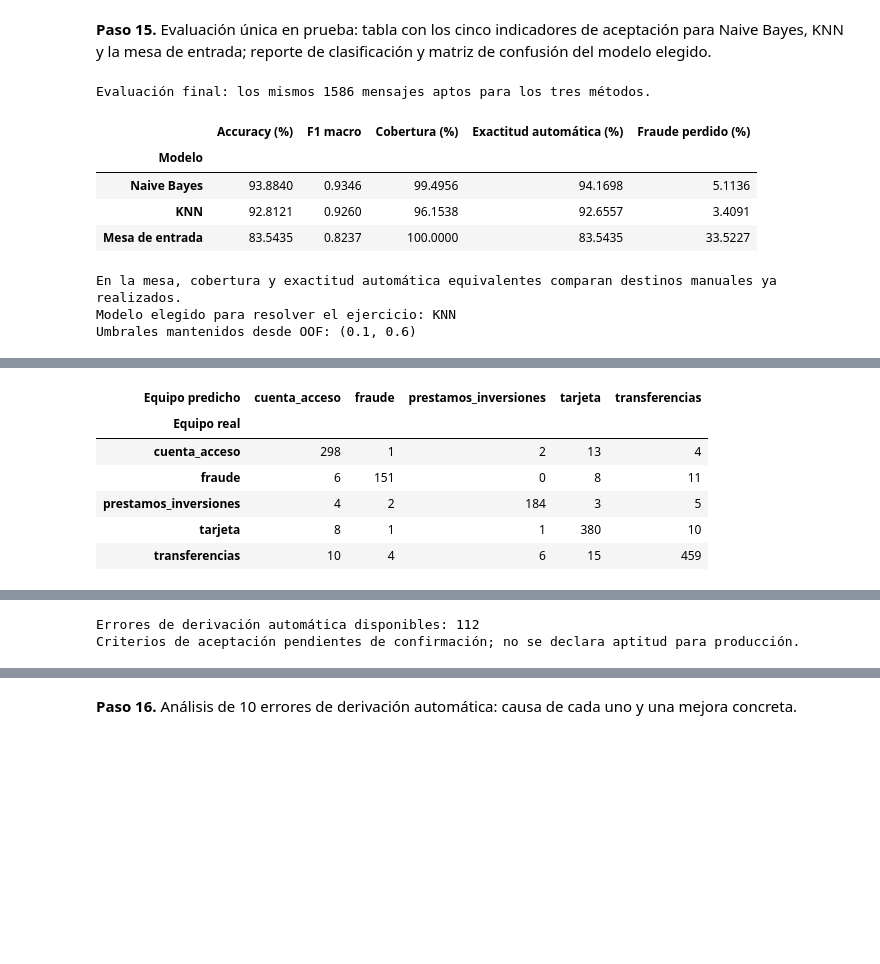
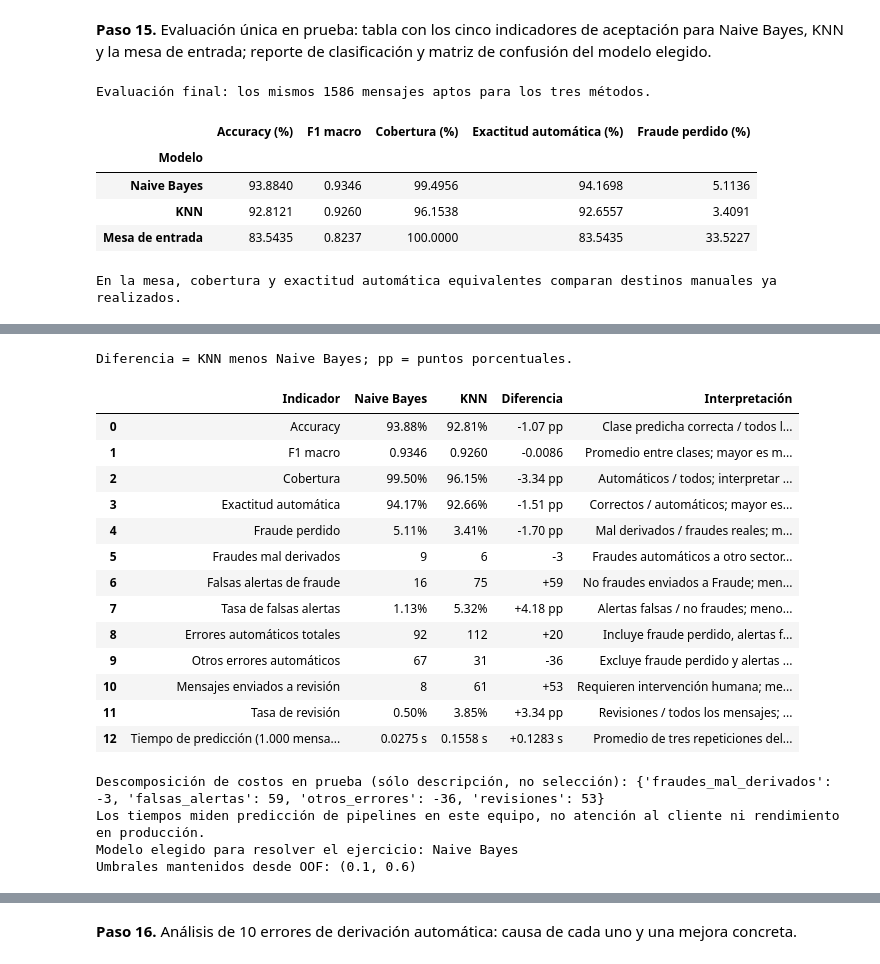
Before and after one commit to juanquiros/ml-cauce-naive-bayes, a Jupyter notebook: caso1_cauce/caso1_cauce.ipynb, the cells around one changed output, grey strips where cells are left out. Cells and saved outputs as stored; diff of their text form; code cells hidden in the pictures; blank space fills up the shorter version.

Commit message:
Revisar comparación de modelos e informe ejecutivo

```diff
--- a/caso1_cauce/caso1_cauce.ipynb
+++ b/caso1_cauce/caso1_cauce.ipynb
@@ -865,16 +868,48 @@ print(f"Evaluación final: los mismos {len(y_prueba)} mensajes aptos para los tr
 display(tabla_final_visible.round(4))
 print("En la mesa, cobertura y exactitud automática equivalentes comparan destinos manuales ya realizados.")
 
-# Prioridad declarada: fraude perdido, exactitud automática, cobertura, F1 y costo de predicción.
-tabla_eleccion = tabla_final.loc[list(modelos_ajustados)].copy()
-tabla_eleccion["tiempo_prediccion"] = [
-    float(tabla_tiempos.loc[tabla_tiempos["Entrenamiento (%)"].eq(100), f"{nombre} (s)"].iloc[0])
-    for nombre in tabla_eleccion.index
+# La elección ya quedó declarada con OOF y el escenario B en el paso 14.
+filas_costos_prueba = [{"Modelo": nombre, **contar_consecuencias(y_prueba, destino)}
+                     for nombre, destino in destinos_prueba.items()]
+costos_prueba = pd.DataFrame(filas_costos_prueba).set_index("Modelo")
+display(costos_prueba[columnas_costos].round(6))
+especificaciones = [
+    ("Accuracy", "accuracy", "tasa", "Clase predicha correcta / todos los mensajes; mayor es mejor."),
+    ("F1 macro", "f1_macro", "f1", "Promedio entre clases; mayor es mejor."),
+    ("Cobertura", "cobertura", "tasa", "Automáticos / todos; interpretar junto con exactitud."),
+    ("Exactitud automática", "exactitud_automatica", "tasa", "Correctos / automáticos; mayor es mejor."),
+    ("Fraude perdido", "fraude_perdido", "tasa", "Mal derivados / fraudes reales; menor es mejor."),
+    ("Fraudes mal derivados", "fraudes_mal_derivados", "cantidad", "Fraudes automáticos a otro sector; menor es mejor."),
+    ("Falsas alertas de fraude", "falsas_alertas", "cantidad", "No fraudes enviados a Fraude; menor carga es mejor."),
+    ("Tasa de falsas alertas", "tasa_falsas_alertas", "tasa", "Alertas falsas / no fraudes; menor es mejor."),
+    ("Errores automáticos totales", "errores_automaticos", "cantidad", "Incluye fraude perdido, alertas falsas y otros errores."),
+    ("Otros errores automáticos", "otros_errores", "cantidad", "Excluye fraude perdido y alertas falsas; menor es mejor."),
+    ("Mensajes enviados a revisión", "revisiones", "cantidad", "Requieren intervención humana; menor carga es mejor."),
+    ("Tasa de revisión", "tasa_revision", "tasa", "Revisiones / todos los mensajes; menor carga es mejor."),
+    ("Tiempo de predicción (1.000 mensajes)", "tiempo", "tiempo", "Promedio de tres repeticiones del paso 12 al 100%; menor es mejor."),
 ]
-nombre_elegido = tabla_eleccion.sort_values(
-    ["fraude_perdido", "exactitud_automatica", "cobertura", "f1_macro", "tiempo_prediccion"],
-    ascending=[True, False, False, False, True], kind="stable",
-).index[0]
+filas_comparacion = []
+for indicador, clave, tipo, interpretacion in especificaciones:
+    valores = [tiempos_comparados[m] if clave == "tiempo" else
+               (tabla_final.loc[m, clave] if clave in tabla_final.columns else costos_prueba.loc[m, clave])
+               for m in ["Naive Bayes", "KNN"]]
+    nb, knn = valores
+    diferencia = knn - nb
+    if tipo == "tasa":
+        visibles = [f"{100*v:.2f}%" for v in valores]; delta = f"{100*diferencia:+.2f} pp"
+    elif tipo == "f1":
+        visibles = [f"{v:.4f}" for v in valores]; delta = f"{diferencia:+.4f}"
+    elif tipo == "tiempo":
+        visibles = [f"{v:.4f} s" for v in valores]; delta = f"{diferencia:+.4f} s"
+    else:
+        visibles = [str(int(v)) for v in valores]; delta = f"{int(diferencia):+d}"
+    filas_comparacion.append([indicador, *visibles, delta, interpretacion])
+comparacion_completa = pd.DataFrame(filas_comparacion, columns=["Indicador", "Naive Bayes", "KNN", "Diferencia", "Interpretación"])
+print("Diferencia = KNN menos Naive Bayes; pp = puntos porcentuales.")
+display(comparacion_completa.style.set_properties(**{"white-space": "normal", "max-width": "310px", "text-align": "left"}))
+delta_prueba = (costos_prueba.loc["KNN", categorias_disjuntas] - costos_prueba.loc["Naive Bayes", categorias_disjuntas]).astype(int)
+print("Descomposición de costos en prueba (sólo descripción, no selección):", delta_prueba.to_dict())
+print("Los tiempos miden predicción de pipelines en este equipo, no atención al cliente ni rendimiento en producción.")
 modelo_elegido = modelos_ajustados[nombre_elegido]
 umbrales_elegidos = umbrales_congelados[nombre_elegido]
 destino_elegido_prueba = destinos_prueba[nombre_elegido]
@@ -902,5 +937,3 @@ Evaluación final: los mismos 1586 mensajes aptos para los tres métodos.
 | KNN | 92.8121 | 0.9260 | 96.1538 | 92.6557 | 3.4091 |
 | Mesa de entrada | 83.5435 | 0.8237 | 100.0000 | 83.5435 | 33.5227 |
 En la mesa, cobertura y exactitud automática equivalentes comparan destinos manuales ya realizados.
-Modelo elegido para resolver el ejercicio: KNN
-Umbrales mantenidos desde OOF: (0.1, 0.6)
@@ -915,7 +944,19 @@ Umbrales mantenidos desde OOF: (0.1, 0.6)
+Diferencia = KNN menos Naive Bayes; pp = puntos porcentuales.
-| Equipo predicho | cuenta_acceso | fraude | prestamos_inversiones | tarjeta | transferencias |
-| Equipo real |  |  |  |  |  |
-| cuenta_acceso | 298 | 1 | 2 | 13 | 4 |
-| fraude | 6 | 151 | 0 | 8 | 11 |
-| prestamos_inversiones | 4 | 2 | 184 | 3 | 5 |
-| tarjeta | 8 | 1 | 1 | 380 | 10 |
-| transferencias | 10 | 4 | 6 | 15 | 459 |
+|  | Indicador | Naive Bayes | KNN | Diferencia | Interpretación |
+| 0 | Accuracy | 93.88% | 92.81% | -1.07 pp | Clase predicha correcta / todos l... |
+| 1 | F1 macro | 0.9346 | 0.9260 | -0.0086 | Promedio entre clases; mayor es m... |
+| 2 | Cobertura | 99.50% | 96.15% | -3.34 pp | Automáticos / todos; interpretar ... |
+| 3 | Exactitud automática | 94.17% | 92.66% | -1.51 pp | Correctos / automáticos; mayor es... |
+| 4 | Fraude perdido | 5.11% | 3.41% | -1.70 pp | Mal derivados / fraudes reales; m... |
+| 5 | Fraudes mal derivados | 9 | 6 | -3 | Fraudes automáticos a otro sector... |
+| 6 | Falsas alertas de fraude | 16 | 75 | +59 | No fraudes enviados a Fraude; men... |
+| 7 | Tasa de falsas alertas | 1.13% | 5.32% | +4.18 pp | Alertas falsas / no fraudes; meno... |
+| 8 | Errores automáticos totales | 92 | 112 | +20 | Incluye fraude perdido, alertas f... |
+| 9 | Otros errores automáticos | 67 | 31 | -36 | Excluye fraude perdido y alertas ... |
+| 10 | Mensajes enviados a revisión | 8 | 61 | +53 | Requieren intervención humana; me... |
+| 11 | Tasa de revisión | 0.50% | 3.85% | +3.34 pp | Revisiones / todos los mensajes; ... |
+| 12 | Tiempo de predicción (1.000 mensa... | 0.0275 s | 0.1558 s | +0.1283 s | Promedio de tres repeticiones del... |
+Descomposición de costos en prueba (sólo descripción, no selección): {'fraudes_mal_derivados': -3, 'falsas_alertas': 59, 'otros_errores': -36, 'revisiones': 53}
+Los tiempos miden predicción de pipelines en este equipo, no atención al cliente ni rendimiento en producción.
+Modelo elegido para resolver el ejercicio: Naive Bayes
+Umbrales mantenidos desde OOF: (0.1, 0.6)
@@ -929,2 +970,0 @@ Umbrales mantenidos desde OOF: (0.1, 0.6)
-Errores de derivación automática disponibles: 112
-Criterios de aceptación pendientes de confirmación; no se declara aptitud para producción.
```
Also changed, not shown: parts of 22 cells of this notebook, 1 other file.
